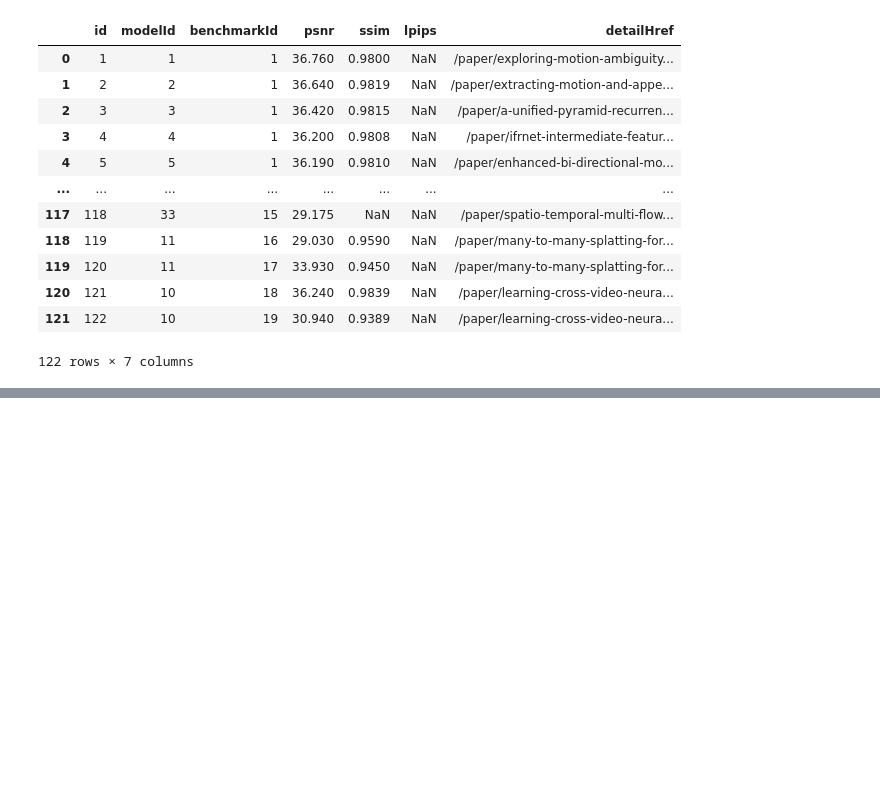
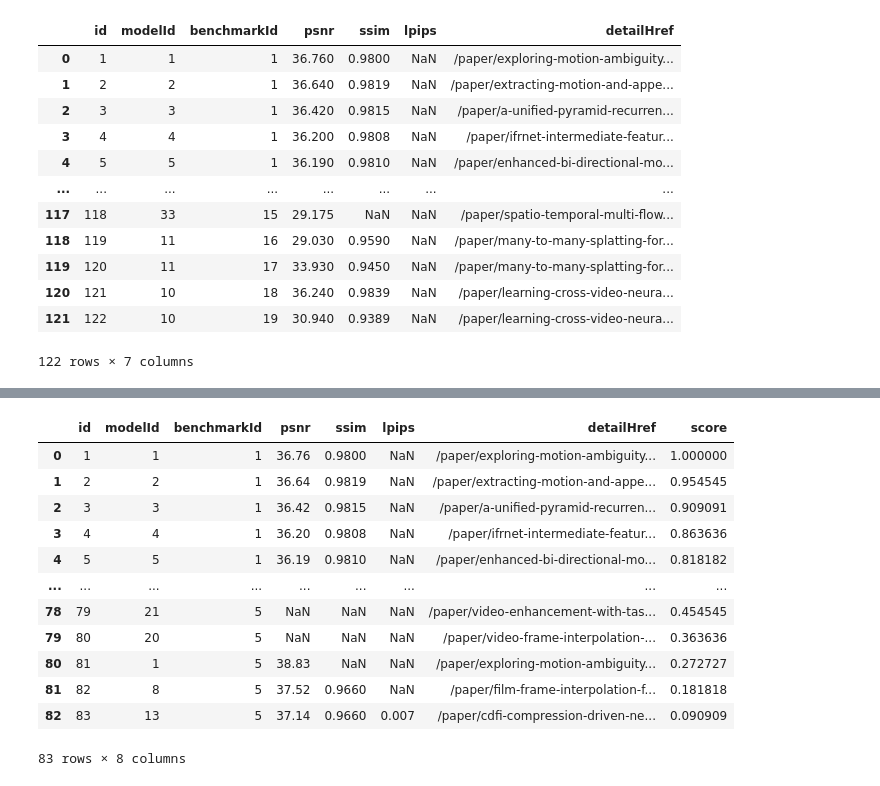
Before and after one commit to anetakahle/scrape-ml, a Jupyter notebook: scratch.ipynb, the cells around one changed output, grey strips where cells are left out. Saved outputs shown, nothing was run; the diff lists cells and outputs as text; code cells hidden in the pictures; blank space fills up the shorter version.

```diff
--- a/scratch.ipynb
+++ b/scratch.ipynb
@@ -68,0 +100,23 @@ top10 = []
+# %%
+df_final = pd.DataFrame()
+for benchmark in benchmark_dict:
+    if benchmark < 6:
+        if df_final.empty:
+            df_final = benchmark_dict[benchmark]
+        else:
+            df_final = pd.concat([df_final, benchmark_dict[benchmark]])
+df_final
+# %% [output]
+|  | id | modelId | benchmarkId | psnr | ssim | lpips | detailHref | score |
+| 0 | 1 | 1 | 1 | 36.76 | 0.9800 | NaN | /paper/exploring-motion-ambiguity... | 1.000000 |
+| 1 | 2 | 2 | 1 | 36.64 | 0.9819 | NaN | /paper/extracting-motion-and-appe... | 0.954545 |
+| 2 | 3 | 3 | 1 | 36.42 | 0.9815 | NaN | /paper/a-unified-pyramid-recurren... | 0.909091 |
+| 3 | 4 | 4 | 1 | 36.20 | 0.9808 | NaN | /paper/ifrnet-intermediate-featur... | 0.863636 |
+| 4 | 5 | 5 | 1 | 36.19 | 0.9810 | NaN | /paper/enhanced-bi-directional-mo... | 0.818182 |
+| ... | ... | ... | ... | ... | ... | ... | ... | ... |
+| 78 | 79 | 21 | 5 | NaN | NaN | NaN | /paper/video-enhancement-with-tas... | 0.454545 |
+| 79 | 80 | 20 | 5 | NaN | NaN | NaN | /paper/video-frame-interpolation-... | 0.363636 |
+| 80 | 81 | 1 | 5 | 38.83 | NaN | NaN | /paper/exploring-motion-ambiguity... | 0.272727 |
+| 81 | 82 | 8 | 5 | 37.52 | 0.9660 | NaN | /paper/film-frame-interpolation-f... | 0.181818 |
+| 82 | 83 | 13 | 5 | 37.14 | 0.9660 | 0.007 | /paper/cdfi-compression-driven-ne... | 0.090909 |
+83 rows × 8 columns
```
Also changed, not shown: parts of 12 cells of this notebook.
